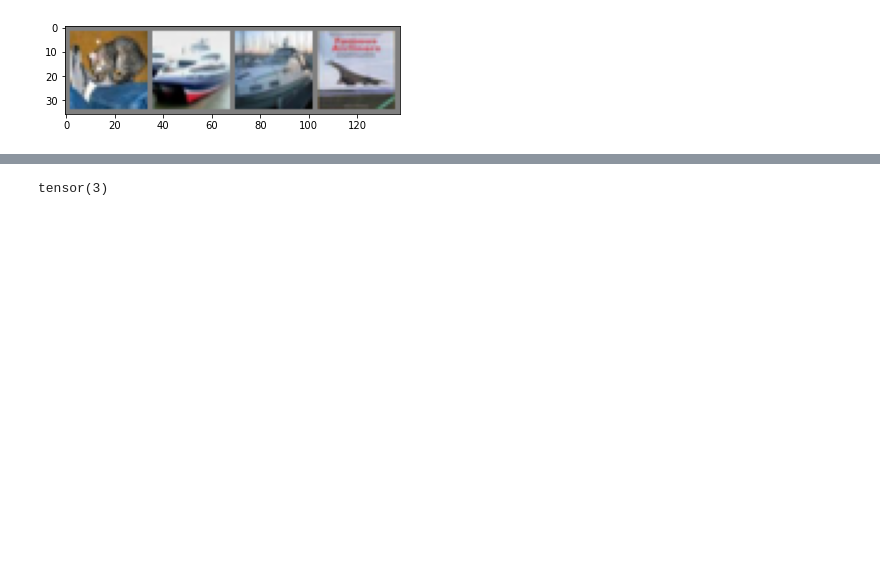
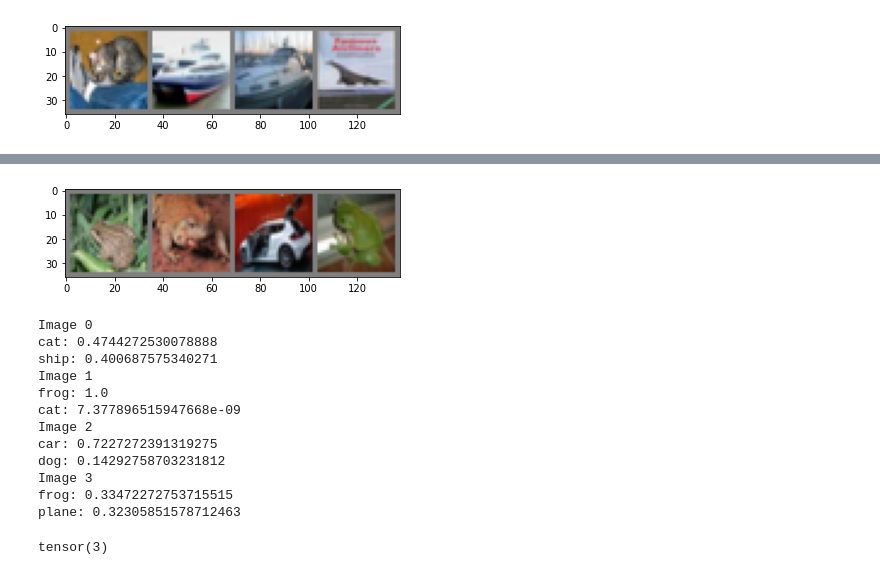
Before and after one commit to jefffang19/Pytorch_ResNet, a Jupyter notebook: ResNet.ipynb, the cells around one changed output, grey strips where cells are left out. Drawn from its saved outputs; the diff is of its cells as text; code cells hidden in the pictures; blank space fills up the shorter version.

Commit message:
cuda support

```diff
--- a/ResNet.ipynb
+++ b/ResNet.ipynb
@@ -8,8 +8,8 @@ class ResidualBlock(nn.Module):
     def __init__(self, in_channels, out_channels, kernel_size=3, stride=1):
         super(ResidualBlock,self).__init__()
         #convolution layer
-        self.conv = [nn.Conv2d(in_channels, out_channels, kernel_size, padding=1, stride=stride),
-                     nn.Conv2d(out_channels, out_channels, kernel_size, padding=1)]
+        self.conv = nn.Sequential(nn.Conv2d(in_channels, out_channels, kernel_size, padding=1, stride=stride),
+                     nn.Conv2d(out_channels, out_channels, kernel_size, padding=1))
         #batch norm layer
         self.bn = nn.BatchNorm2d(num_features=out_channels)
 
@@ -46,9 +46,10 @@ class ResNet(nn.Module):
 
         #convolution layer
         self.conv = nn.Conv2d(in_channels=3, out_channels=64, kernel_size=7, padding=3, stride=2)
+        self.bn = nn.BatchNorm2d(64)
 
         #residual blocks
-        self.rblocks = []
+        self.rblocks = nn.ModuleList()
         for i in range(numBlocks[0]):
             self.rblocks.append(ResidualBlock(64,64))
 
@@ -64,21 +65,25 @@ class ResNet(nn.Module):
         for i in range(numBlocks[3] - 1):
             self.rblocks.append(ResidualBlock(512,512))
 
+        self.rblocks = nn.Sequential(*self.rblocks)
         self.maxpool = nn.MaxPool2d(kernel_size=3, padding=1, stride=2)
         self.avgpool = nn.AdaptiveAvgPool2d((1,1))
         self.linear = nn.Linear(512, output_classes)
+        self.flatten = nn.Flatten(start_dim=1)
         self.softmax = nn.Softmax(dim=1)
+
 
     def forward(self, x):
         x = self.conv(x)
+        x = self.bn(x)
         x = self.maxpool(x)
 
         for i in range(self.sumOfRBlocks):
-            x = self.rblocks[i](x)
+          x = self.rblocks[i](x)
 
         x = self.avgpool(x)
         #reshape
-        x = x.view(-1,512)
+        x = self.flatten(x)
         x = self.linear(x)
         x = self.softmax(x)
 
@@ -214,3 +316,6 @@ out = resnet(img)
+# %%
+img = img.cuda()
+out = resnet(img)
 # %%
 out[0]
 # %% [output]
@@ -219,7 +324,7 @@ tensor([6.0804e-08, 2.8408e-04, 4.5802e-04, 2.2265e-02, 3.0098e-02, 9.3720e-01,
        grad_fn=<SelectBackward>)
 # %%
 def predict(batch_img, class_num, show_top_n):
-    imshow(torchvision.utils.make_grid(batch_img))
+    imshow(torchvision.utils.make_grid(batch_img.cpu()))
     out = resnet(batch_img)
     cnt = 0
     for i in out:
@@ -250 +355,20 @@ horse: 0.00012386756134219468
+# %%
+img, label = it.next()
+img = img.cuda()
+out = resnet(img)
+predict(img, 10, 2)
+# %% [output]
+[figure, added]
+Image 0
+cat: 0.4744272530078888
+ship: 0.400687575340271
+Image 1
+frog: 1.0
+cat: 7.377896515947668e-09
+Image 2
+car: 0.7227272391319275
+dog: 0.14292758703231812
+Image 3
+frog: 0.33472272753715515
+plane: 0.32305851578712463
 # %%
```
Also changed, not shown: parts of 22 cells of this notebook.
